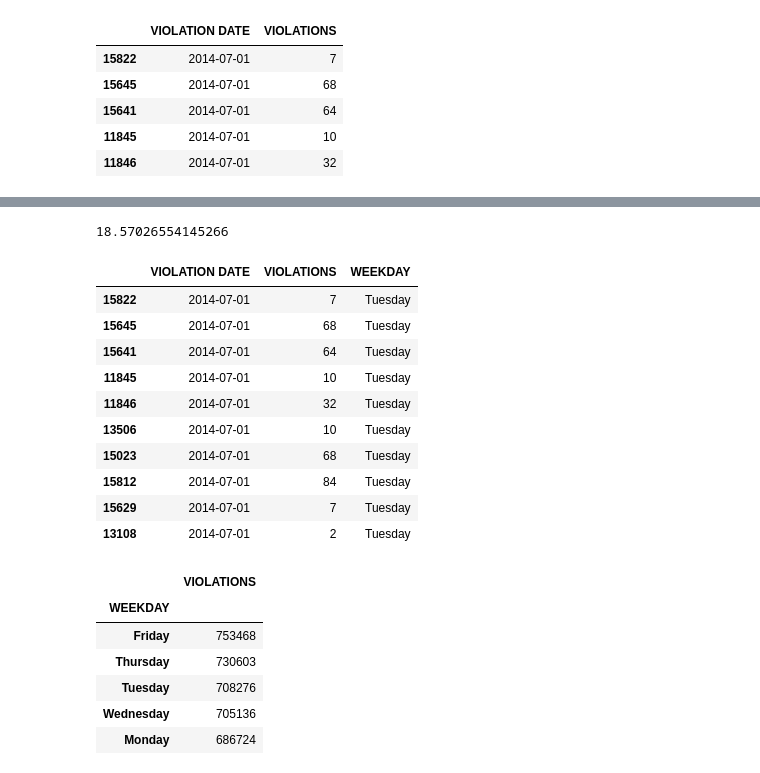
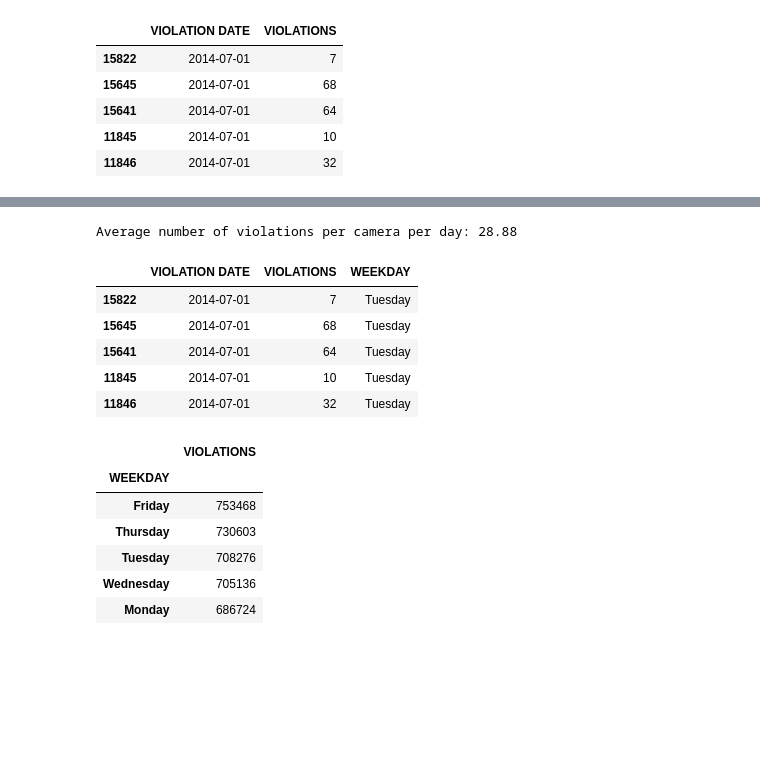
Before and after one commit to jlehnersd/chicagovehicles, a Jupyter notebook: assessment.ipynb, the cells around one changed output, grey strips where cells are left out. Drawn from its saved outputs; the diff is of its cells as text; code cells hidden in the pictures; blank space fills up the shorter version.

```diff
--- a/assessment.ipynb
+++ b/assessment.ipynb
@@ -73,22 +58,18 @@ daily_per_cam.head(n=10)
 # %%
-# Find average number of violations per camera per day
-daily_per_cam['PER CAMERA'].mean()
+# Find total number of violations per camera per day
+daily_per_cam = violations['VIOLATIONS'].mean()
+print("Average number of violations per camera per day: " + str(round(daily_per_cam,2)))
 # %% [output]
-18.57026554145266
+Average number of violations per camera per day: 28.88
 # %%
 # Create a new column containing the day of the week
 violations['WEEKDAY'] = violations['VIOLATION DATE'].dt.weekday_name
-violations.head(n=10)
+violations.head()
 # %% [output]
 |  | VIOLATION DATE | VIOLATIONS | WEEKDAY |
 | 15822 | 2014-07-01 | 7 | Tuesday |
 | 15645 | 2014-07-01 | 68 | Tuesday |
 | 15641 | 2014-07-01 | 64 | Tuesday |
 | 11845 | 2014-07-01 | 10 | Tuesday |
 | 11846 | 2014-07-01 | 32 | Tuesday |
-| 13506 | 2014-07-01 | 10 | Tuesday |
-| 15023 | 2014-07-01 | 68 | Tuesday |
-| 15812 | 2014-07-01 | 84 | Tuesday |
-| 15629 | 2014-07-01 | 7 | Tuesday |
-| 13108 | 2014-07-01 | 2 | Tuesday |
 # %%
```
Also changed, not shown: parts of 7 cells of this notebook.
